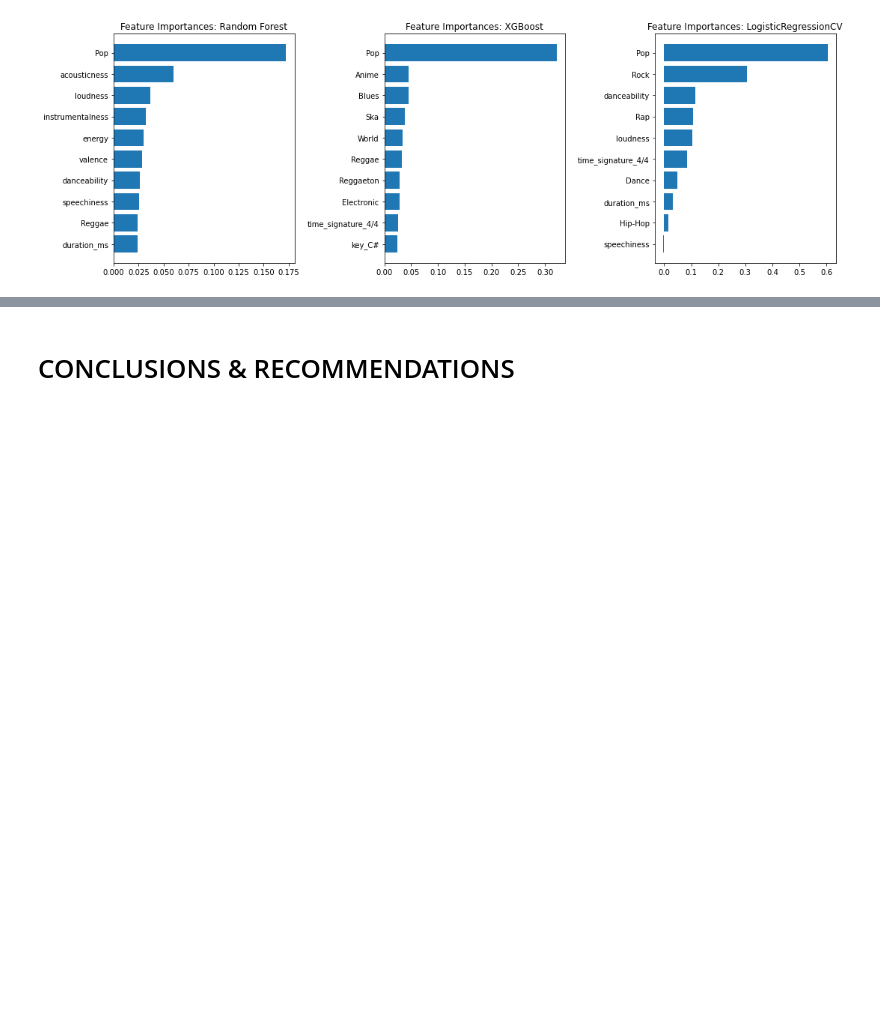
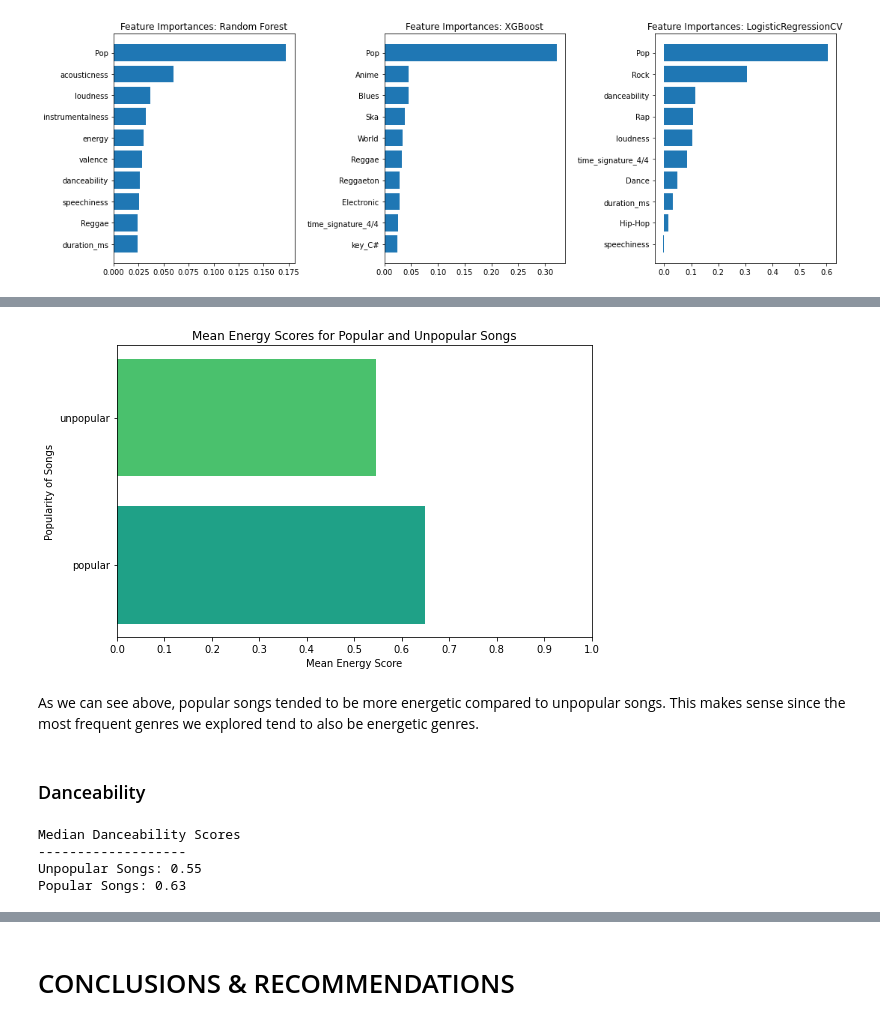
Before and after one commit to ebtezcan/Spotify-Song-Popularity-Prediction, a Jupyter notebook: index_OSEMN_plus_mvp-Copy1.ipynb, the cells around one changed output, grey strips where cells are left out. Saved outputs shown, nothing was run; the diff lists cells and outputs as text; code cells hidden in the pictures; blank space fills up the shorter version.

```diff
--- a/index_OSEMN_plus_mvp-Copy1.ipynb
+++ b/index_OSEMN_plus_mvp-Copy1.ipynb
@@ -1322,0 +1347,30 @@ shap.summary_plot(shap_values[1],X_test,max_display=40)
+# %%
+mean_energy = {'popular': popular_dance_clean['energy'].mean(),
+                     'unpopular': unpopular_dance_clean['energy'].mean()}
+
+fig, ax = plt.subplots(figsize=(8,5))
+ax.barh(y=list(mean_energy.keys()),
+        width=list(mean_energy.values()),
+        color=[sns.color_palette('viridis')[3],sns.color_palette('viridis')[4]])
+ax.set_xlim(0, 1)
+ax.set_xticks(np.arange(0,1.1,0.1))
+ax.set_ylabel('Popularity of Songs')
+ax.set_xlabel('Mean Energy Score')
+ax.set_title('Mean Energy Scores for Popular and Unpopular Songs')
+plt.tight_layout();
+# %% [output]
+[figure, added]
+# %% [markdown]
+As we can see above, popular songs tended to be more energetic compared to unpopular songs. This makes sense since the most frequent genres we explored tend to also be energetic genres.
+# %% [markdown]
+### Danceability
+# %%
+print('Median Danceability Scores')
+print('-------------------')
+print(f"Unpopular Songs: {round(unpopular_songs_df['danceability'].median(),2)}")
+print(f"Popular Songs: {round(popular_songs_df['danceability'].median(),2)}")
+# %% [output]
+Median Danceability Scores
+-------------------
+Unpopular Songs: 0.55
+Popular Songs: 0.63
```
Also changed, not shown: parts of 42 cells of this notebook, 5 other files.
